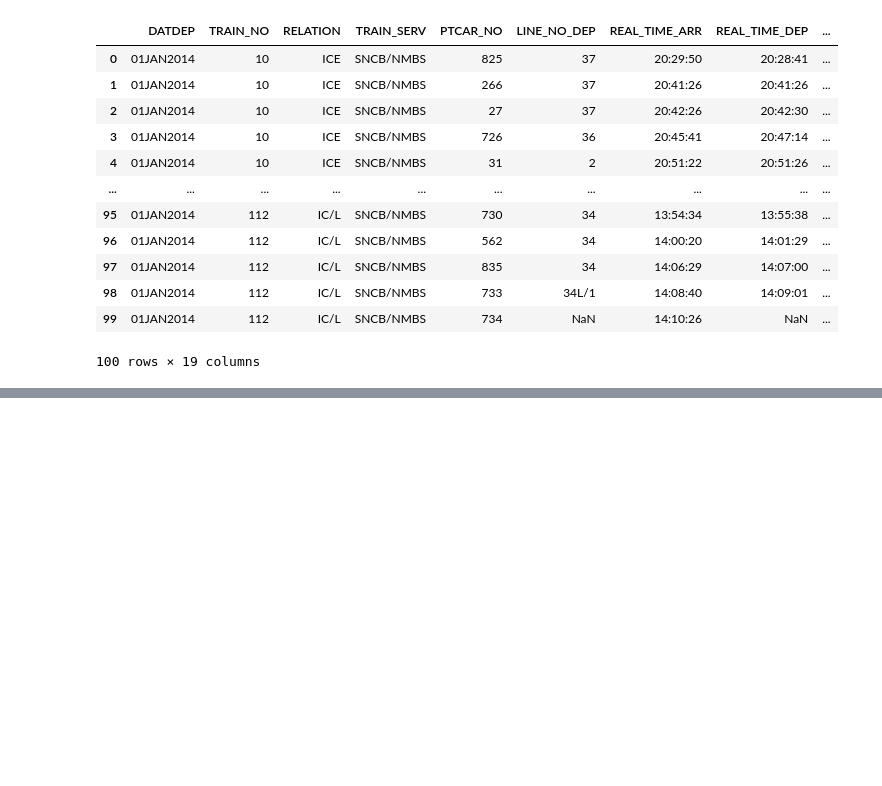
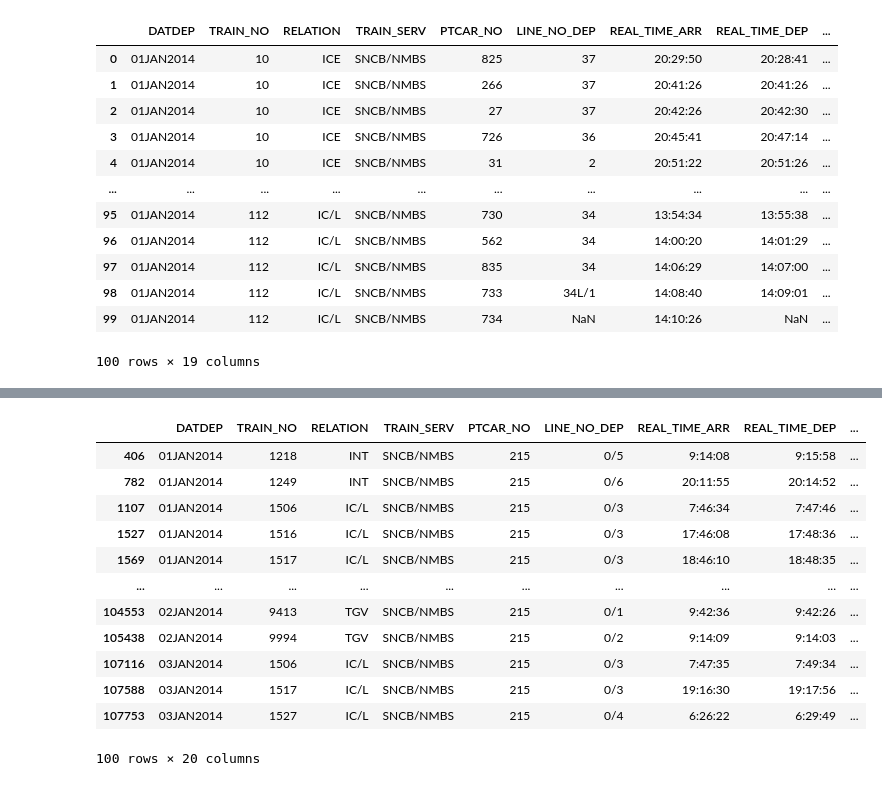
Before and after one commit to ilse-espino/train_delays_belgium, a Jupyter notebook: data_discovery.ipynb, the cells around one changed output, grey strips where cells are left out. Cells and saved outputs as stored; diff of their text form; code cells hidden in the pictures; blank space fills up the shorter version.

```diff
--- a/data_discovery.ipynb
+++ b/data_discovery.ipynb
@@ -81,0 +103,2 @@ df2.tail(100)
+# %%
+df3 = df2[df2.PTCAR_LG_NM_NL == 'BRUSSEL-CENTRAAL']
@@ -81,0 +125,16 @@ df2.tail(100)
+# %%
+df3.head(100)
+# %% [output]
+|  | DATDEP | TRAIN_NO | RELATION | TRAIN_SERV | PTCAR_NO | LINE_NO_DEP | REAL_TIME_ARR | REAL_TIME_DEP | ... |
+| 406 | 01JAN2014 | 1218 | INT | SNCB/NMBS | 215 | 0/5 | 9:14:08 | 9:15:58 | ... |
+| 782 | 01JAN2014 | 1249 | INT | SNCB/NMBS | 215 | 0/6 | 20:11:55 | 20:14:52 | ... |
+| 1107 | 01JAN2014 | 1506 | IC/L | SNCB/NMBS | 215 | 0/3 | 7:46:34 | 7:47:46 | ... |
+| 1527 | 01JAN2014 | 1516 | IC/L | SNCB/NMBS | 215 | 0/3 | 17:46:08 | 17:48:36 | ... |
+| 1569 | 01JAN2014 | 1517 | IC/L | SNCB/NMBS | 215 | 0/3 | 18:46:10 | 18:48:35 | ... |
+| ... | ... | ... | ... | ... | ... | ... | ... | ... | ... |
+| 104553 | 02JAN2014 | 9413 | TGV | SNCB/NMBS | 215 | 0/1 | 9:42:36 | 9:42:26 | ... |
+| 105438 | 02JAN2014 | 9994 | TGV | SNCB/NMBS | 215 | 0/2 | 9:14:09 | 9:14:03 | ... |
+| 107116 | 03JAN2014 | 1506 | IC/L | SNCB/NMBS | 215 | 0/3 | 7:47:35 | 7:49:34 | ... |
+| 107588 | 03JAN2014 | 1517 | IC/L | SNCB/NMBS | 215 | 0/3 | 19:16:30 | 19:17:56 | ... |
+| 107753 | 03JAN2014 | 1527 | IC/L | SNCB/NMBS | 215 | 0/4 | 6:26:22 | 6:29:49 | ... |
+100 rows × 20 columns
```
Also changed, not shown: parts of 8 cells of this notebook.
